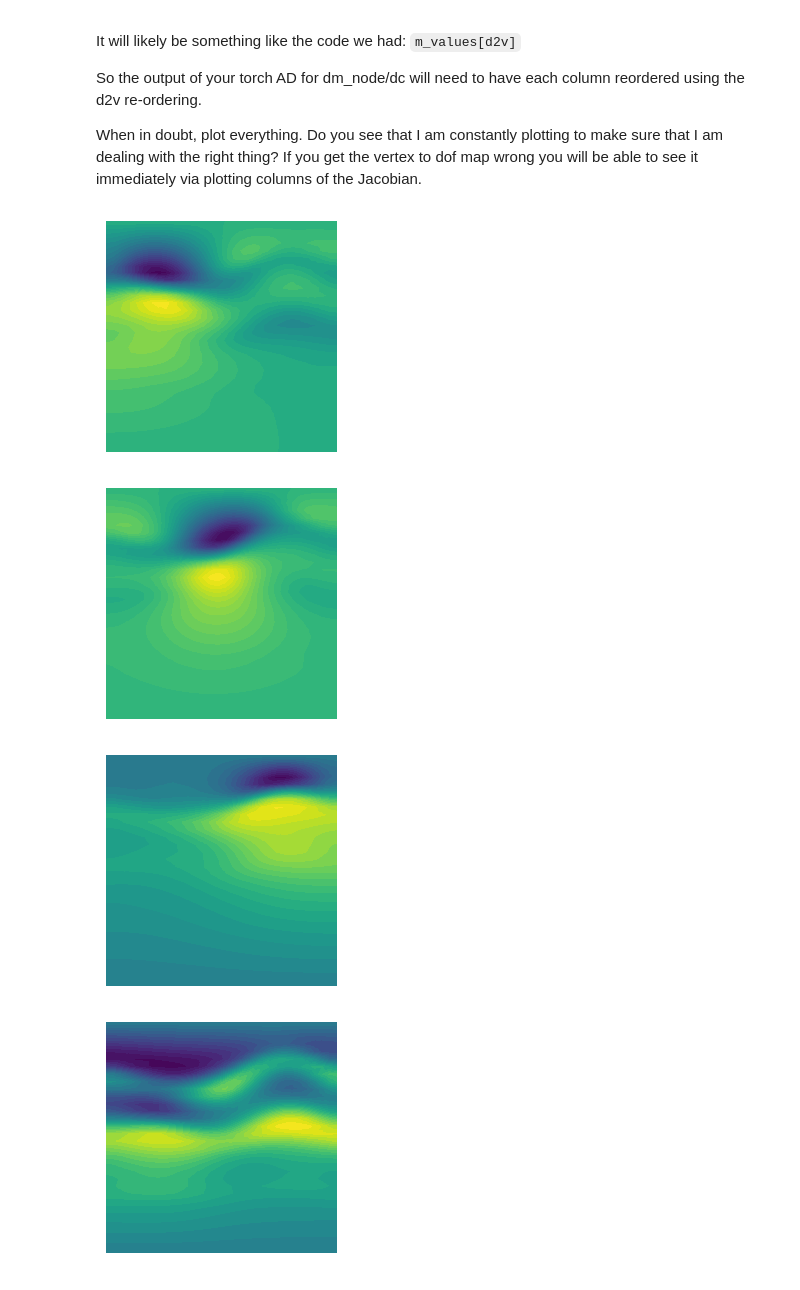
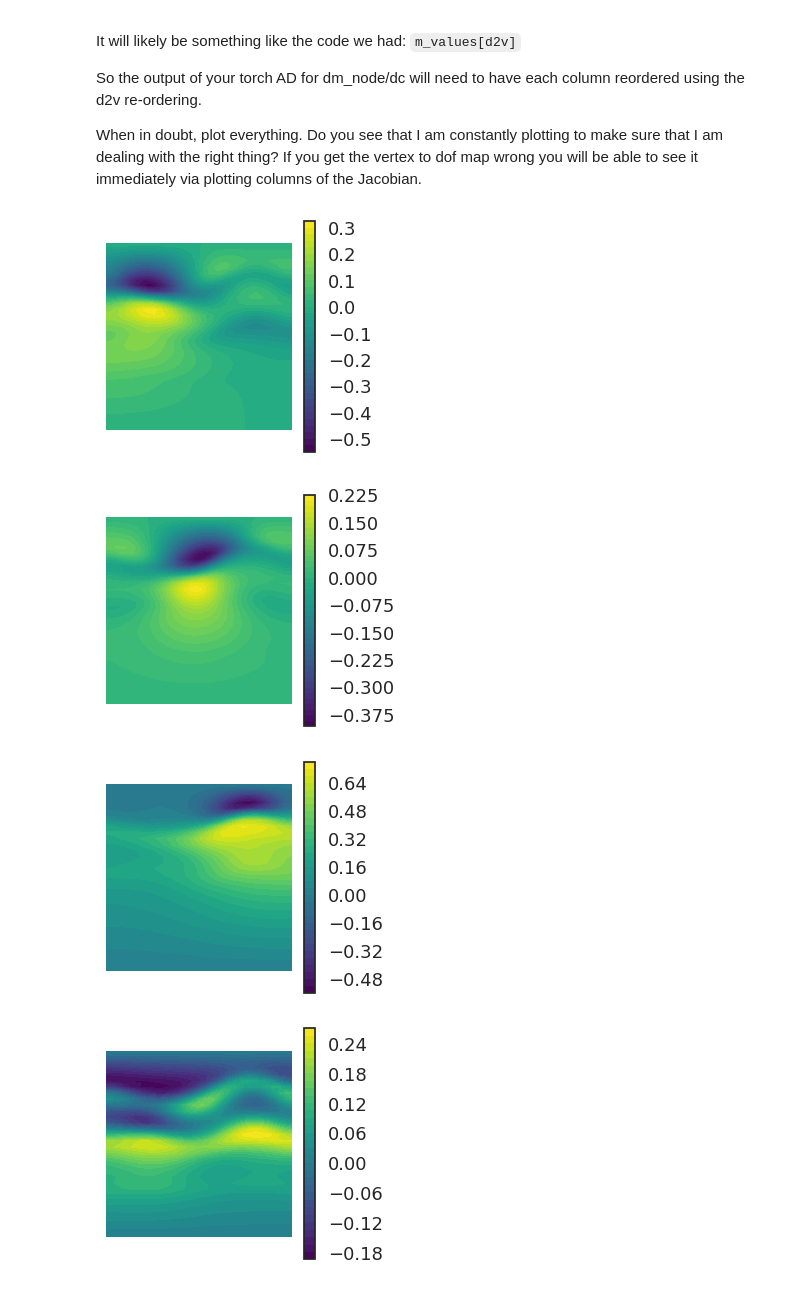
Before and after one commit to Deepprakash222/GempyDINO, a Jupyter notebook: Deep_model/POD_and_reductions.ipynb, the cells around one changed output. Cells and saved outputs as stored; diff of their text form; code cells hidden in the pictures.

```diff
--- a/Deep_model/POD_and_reductions.ipynb
+++ b/Deep_model/POD_and_reductions.ipynb
@@ -45,0 +86,20 @@ pde = hp.PDEVariationalProblem(Vh, pde_varf, bc, bc0, is_fwd_linear=True)
+# %%
+u = dl.Function(Vh[hp.STATE])
+uadj = dl.Function(Vh[hp.ADJOINT])
+x = [u.vector(),m.vector(),uadj.vector()]
+pde.solveFwd(x[hp.STATE], x)
+# Get the data
+u_true = x[hp.STATE].get_local()
+# plot u_true
+u.vector().set_local(u_true)
+# plt.axis("off")
+col = dl.plot(u,cmap="viridis" )
+fig = plt.gcf()
+fig.colorbar(col)
+# Add axis labels and title
+plt.xlabel("x-coordinate")
+plt.ylabel("z-coordinate")
+plt.title("State Field $u(x,z)$")
+
+plt.tight_layout()
+fig.set_size_inches(6, 6)
@@ -80,8 +170,15 @@ m_hat = dl.Function(Vh[hp.PARAMETER])
 m.vector().set_local(m_data[0,:][d2v])
 A= m.vector().get_local()
 #plt.axis("off")
-dl.plot(m,cmap="viridis" )
+col = dl.plot(m,cmap="viridis" )
 fig = plt.gcf()
-fig.set_size_inches(3, 3)
+fig.colorbar(col)
+# Add axis labels and title
+plt.xlabel("x-coordinate")
+plt.ylabel("z-coordinate")
+plt.title("Parameter Field $m(x,z)$")
+
+plt.tight_layout()
+fig.set_size_inches(6, 6)
 # plt.savefig("debug_output.png", dpi=300)
 # %% [output]
@@ -96,8 +191,9 @@ plt.gcf().set_size_inches(3, 3)
 for i in range(c.shape[1]):
     m_nodes_hat.vector().set_local(dmdc_data[0,:,i][d2v])
     plt.axis("off")
-    dl.plot(m_nodes_hat, cmap="viridis")
+    col= dl.plot(m_nodes_hat, cmap="viridis")
     fig = plt.gcf()
+    fig.colorbar(col)
     fig.set_size_inches(3, 3)
     plt.show()
 # %% [output]
@@ -136,9 +216,10 @@ for i in range(c.shape[1]):
     m_nodes_hat.vector().set_local(dmdc_data[0,:,i][d2v])
     M_M.mult(m_nodes_hat.vector(), m_hat.vector())
     plt.axis("off")
-    dl.plot(m_hat, cmap="viridis")
+    col= dl.plot(m_hat, cmap="viridis")
     #dl.plot(m_nodes_hat)
     fig = plt.gcf()
+    fig.colorbar(col)
     fig.set_size_inches(3, 3)
     plt.show()
 # %% [output]
@@ -392,14 +473,15 @@ When in doubt, plot everything. Do you see that I am constantly plotting to make
 # %%
 for i in range(c.shape[1]):
     u_hat = dl.Function(Vh[hp.STATE])
     u_hat.vector().set_local(J_data[0,:,i])
     plt.axis("off")
-    dl.plot(u_hat,cmap="viridis")
+    col=dl.plot(u_hat,cmap="viridis")
     fig = plt.gcf()
+    fig.colorbar(col)
     fig.set_size_inches(3, 3)
     plt.show()
 # %% [output]
-[figure, old version]
+[figure, new version]
-[figure, old version]
+[figure, new version]
-[figure, old version]
+[figure, new version]
-[figure, old version]
+[figure, new version]
```
Also changed, not shown: parts of 18 cells of this notebook, 1 other file.
